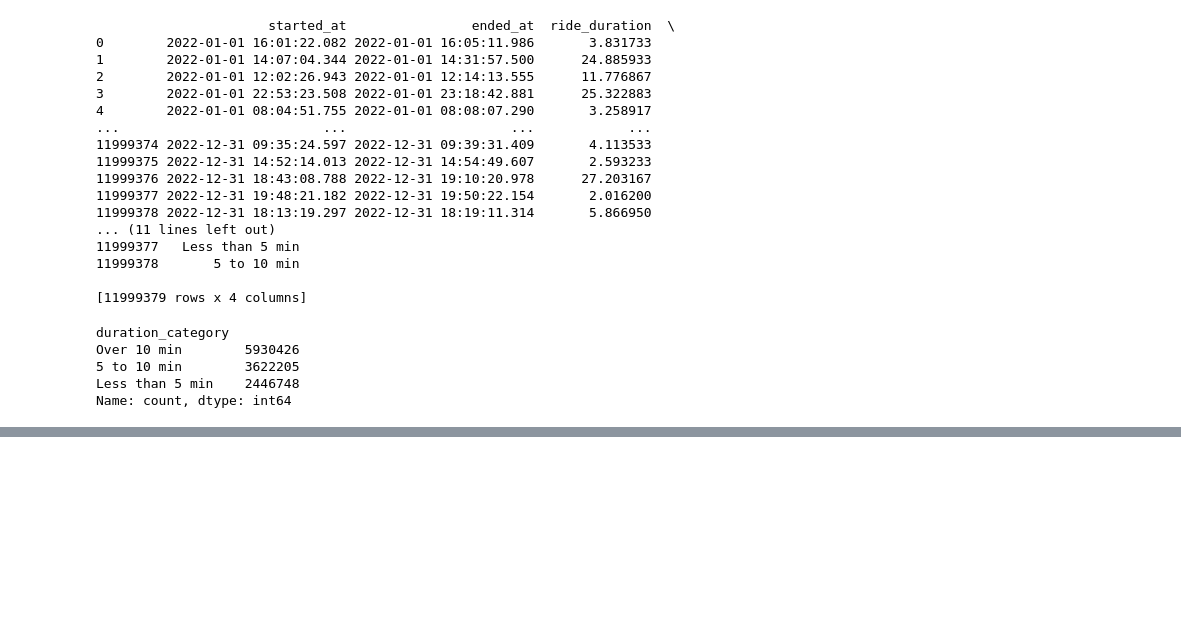
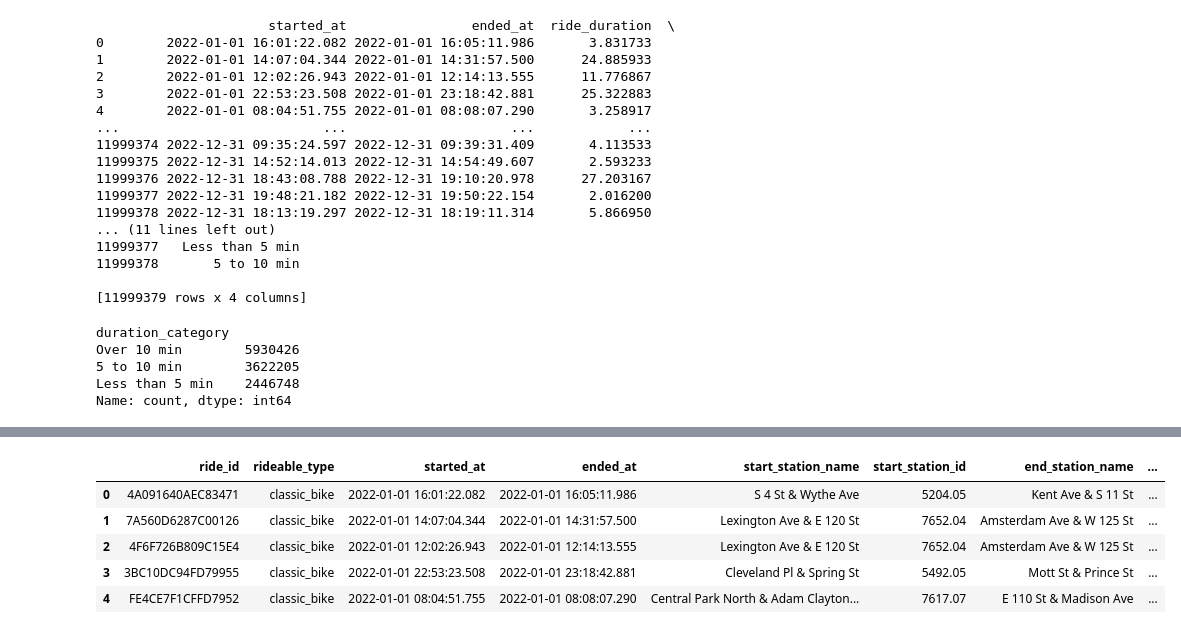
Before and after one commit to Alfredo-R-S/New-York-s-City-Bike-Trips-2022, a Jupyter notebook: New_York_Script_3.ipynb, the cells around one changed output, grey strips where cells are left out. Drawn from its saved outputs; the diff is of its cells as text; code cells hidden in the pictures; blank space fills up the shorter version.

```diff
--- a/New_York_Script_3.ipynb
+++ b/New_York_Script_3.ipynb
@@ -370,0 +340,9 @@ This pattern can help bike-sharing companies adjust fleet sizes, pricing, and ma
+# %%
+df.head()
+# %% [output]
+|  | ride_id | rideable_type | started_at | ended_at | start_station_name | start_station_id | end_station_name | ... |
+| 0 | 4A091640AEC83471 | classic_bike | 2022-01-01 16:01:22.082 | 2022-01-01 16:05:11.986 | S 4 St & Wythe Ave | 5204.05 | Kent Ave & S 11 St | ... |
+| 1 | 7A560D6287C00126 | classic_bike | 2022-01-01 14:07:04.344 | 2022-01-01 14:31:57.500 | Lexington Ave & E 120 St | 7652.04 | Amsterdam Ave & W 125 St | ... |
+| 2 | 4F6F726B809C15E4 | classic_bike | 2022-01-01 12:02:26.943 | 2022-01-01 12:14:13.555 | Lexington Ave & E 120 St | 7652.04 | Amsterdam Ave & W 125 St | ... |
+| 3 | 3BC10DC94FD79955 | classic_bike | 2022-01-01 22:53:23.508 | 2022-01-01 23:18:42.881 | Cleveland Pl & Spring St | 5492.05 | Mott St & Prince St | ... |
+| 4 | FE4CE7F1CFFD7952 | classic_bike | 2022-01-01 08:04:51.755 | 2022-01-01 08:08:07.290 | Central Park North & Adam Clayton... | 7617.07 | E 110 St & Madison Ave | ... |
```
Also changed, not shown: parts of 10 cells of this notebook.
